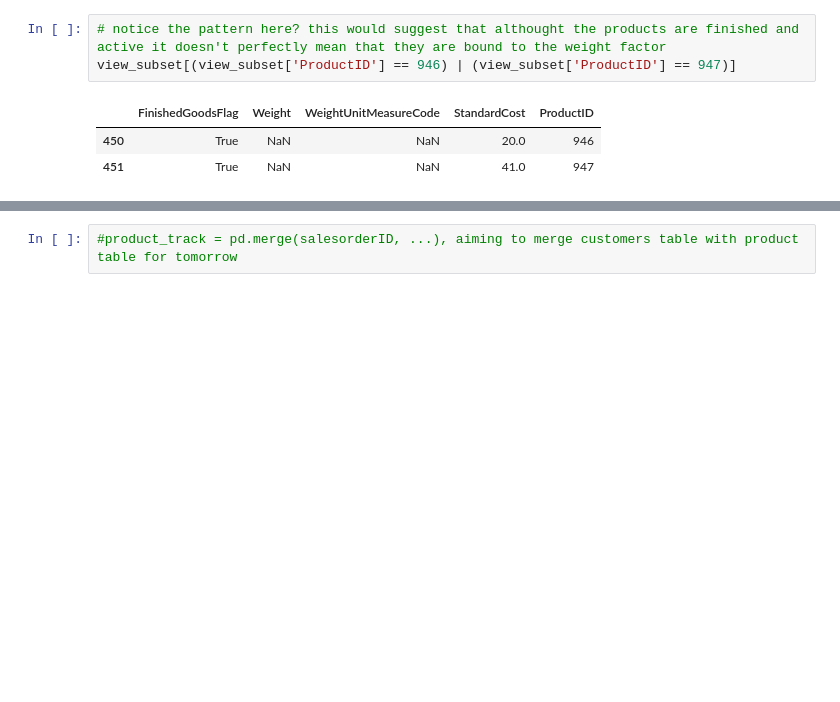
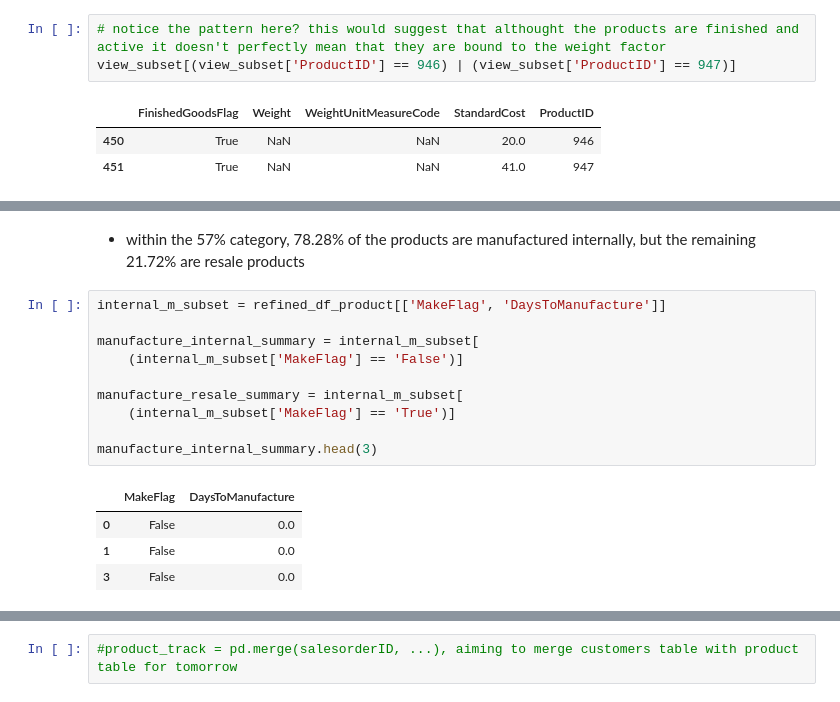
Before and after one commit to AtlasMarbx/AdventureWorks-Data-Migration-and-insight-extraction, a Jupyter notebook: EDA_process.ipynb, the cells around one changed output, grey strips where cells are left out. Saved outputs shown, nothing was run; the diff lists cells and outputs as text; blank space fills up the shorter version.

```diff
--- a/EDA_process.ipynb
+++ b/EDA_process.ipynb
@@ -815,0 +826,17 @@ np.float64(0.20350793461400787)
+# %% [markdown]
+- within the 57% category, 78.28% of the products are manufactured internally, but the remaining 21.72% are resale products
+# %%
+internal_m_subset = refined_df_product[['MakeFlag', 'DaysToManufacture']]
+
+manufacture_internal_summary = internal_m_subset[
+    (internal_m_subset['MakeFlag'] == 'False')]
+
+manufacture_resale_summary = internal_m_subset[
+    (internal_m_subset['MakeFlag'] == 'True')]
+
+manufacture_internal_summary.head(3)
+# %% [output]
+|  | MakeFlag | DaysToManufacture |
+| 0 | False | 0.0 |
+| 1 | False | 0.0 |
+| 3 | False | 0.0 |
```
Also changed, not shown: parts of 9 cells of this notebook.
